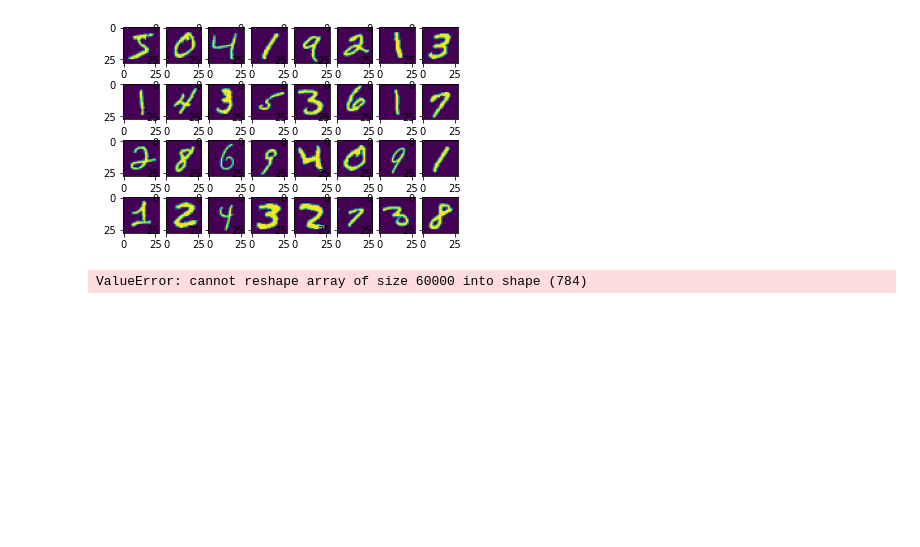
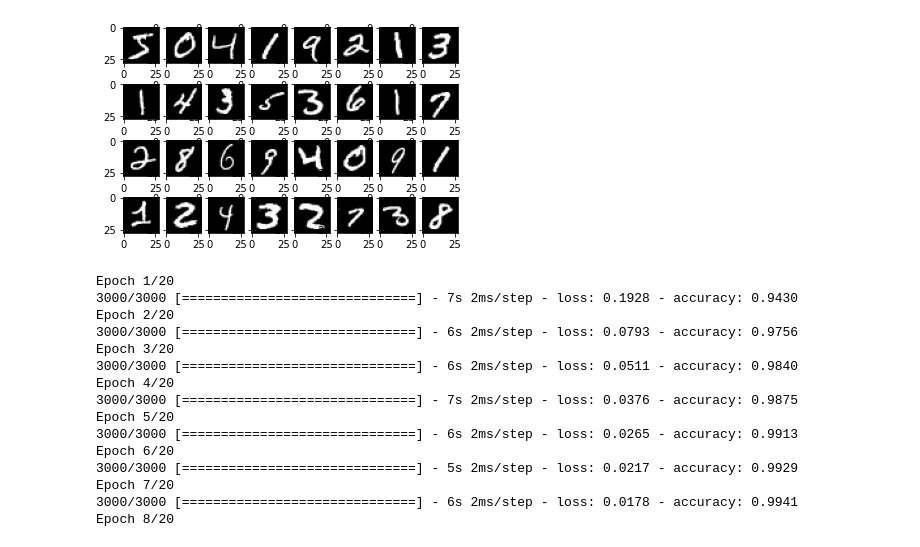
Before and after one commit to osyun0101/python_sample, a Jupyter notebook: digt/Untitled.ipynb, the cells around one changed output. Drawn from its saved outputs; the diff is of its cells as text; code cells hidden in the pictures; blank space fills up the shorter version.

```diff
--- a/digt/Untitled.ipynb
+++ b/digt/Untitled.ipynb
@@ -2,34 +2,48 @@
 import matplotlib.pyplot as plot
 from keras.datasets import mnist
 import keras
 
-(x_train, x_test), (y_train, y_test) = mnist.load_data()
+(x_train, y_train), (x_test, y_test) = mnist.load_data()
 
 for i in range(0, 32):
     plot.subplot(4, 8, i+1)
-    plot.imshow(x_train[i])
+    plot.imshow(x_train[i], cmap='gray')
 
 plot.show()
 
 x_train = x_train.reshape(-1, 784).astype('float32') / 255
 x_test = x_test.reshape(-1, 784).astype('float32') / 255
 y_train = keras.utils.to_categorical(y_train.astype('int32'), 10)
 y_test = keras.utils.to_categorical(y_test.astype('int32'), 10)
 
 model = keras.models.Sequential()
 Dense = keras.layers.Dense
 model.add(Dense(512, activation='relu', input_shape=(784,)))
 model.add(Dense(10, activation='softmax'))
 
 model.compile(
     loss='categorical_crossentropy',
     optimizer='adam',
     metrics=['accuracy']
 )
 
 model.fit(x_train,y_train, epochs=20, batch_size=20)
 score=model.evaluate(x_test, y_test, verbose=1)
 print('正解率は', score[1], 'loss=', score[0])
 # %% [output]
-[figure, old version]
+[figure, new version]
-ValueError: cannot reshape array of size 60000 into shape (784)
+Epoch 1/20
+3000/3000 [==============================] - 7s 2ms/step - loss: 0.1928 - accuracy: 0.9430
+Epoch 2/20
+3000/3000 [==============================] - 6s 2ms/step - loss: 0.0793 - accuracy: 0.9756
+Epoch 3/20
+3000/3000 [==============================] - 6s 2ms/step - loss: 0.0511 - accuracy: 0.9840
+Epoch 4/20
+3000/3000 [==============================] - 7s 2ms/step - loss: 0.0376 - accuracy: 0.9875
+Epoch 5/20
+3000/3000 [==============================] - 6s 2ms/step - loss: 0.0265 - accuracy: 0.9913
+Epoch 6/20
+3000/3000 [==============================] - 5s 2ms/step - loss: 0.0217 - accuracy: 0.9929
+Epoch 7/20
+3000/3000 [==============================] - 6s 2ms/step - loss: 0.0178 - accuracy: 0.9941
+Epoch 8/20
```
